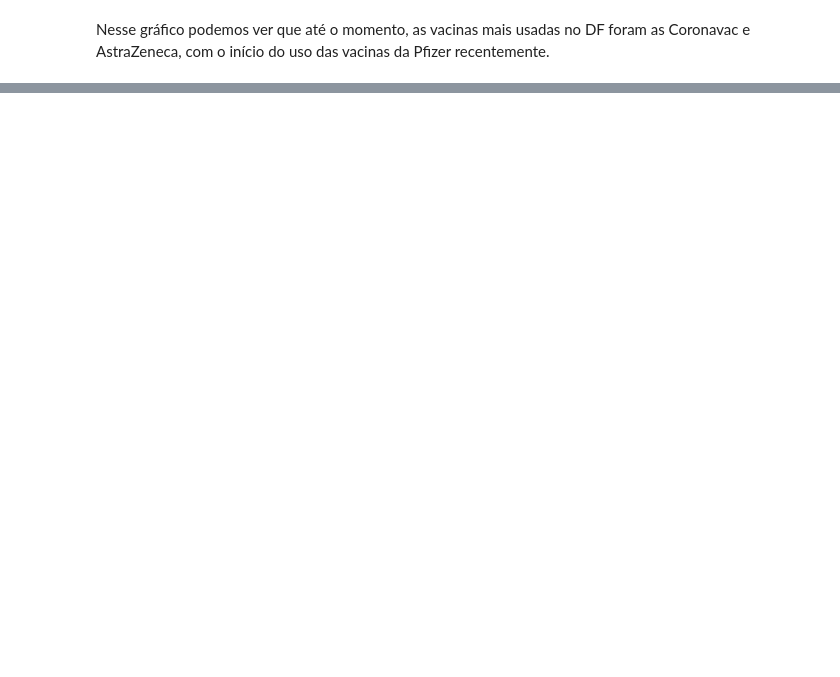
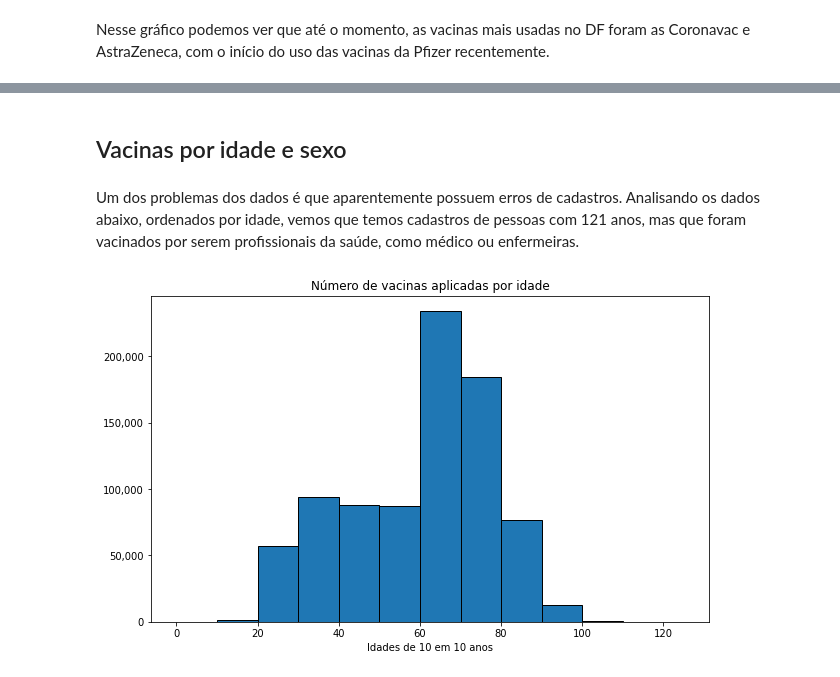
Before and after one commit to fred-carneiro/bootcamp-alura, a Jupyter notebook: AnaliseVacinaçãoNoDF.ipynb, the cells around one changed output, grey strips where cells are left out. Drawn from its saved outputs; the diff is of its cells as text; code cells hidden in the pictures; blank space fills up the shorter version.

```diff
--- a/AnaliseVacinaçãoNoDF.ipynb
+++ b/AnaliseVacinaçãoNoDF.ipynb
@@ -74,0 +103,19 @@ Name: paciente_endereco_uf, dtype: int64
+# %% [markdown]
+## Vacinas por idade e sexo
+# %% [markdown]
+Um dos problemas dos dados é que aparentemente possuem erros de cadastros. Analisando os dados abaixo, ordenados por idade, vemos que temos cadastros de pessoas com 121 anos, mas que foram vacinados por serem profissionais da saúde, como médico ou enfermeiras.
+# %%
+vacinas_por_idade = dados.copy()
+vacinas_por_idade = vacinas_por_idade.sort_values(by="paciente_idade", ascending=False)
+# %%
+range_idades = [x for x in range(0,125,10)]
+range_idades.append(125)
+ax = vacinas_por_idade["paciente_idade"].plot(figsize=(10,6), kind='hist', bins=range_idades,
+                             edgecolor='black', y="Quantidade de vacinados",
+                             title="Número de vacinas aplicadas por idade")
+ax.yaxis.set_major_formatter(ticker.StrMethodFormatter("{x:,.0f}"))
+plt.xlabel('Idades de 10 em 10 anos')
+plt.ylabel('')
+plt.show()
+# %% [output]
+[figure, added]
```
Also changed, not shown: parts of 23 cells of this notebook.
